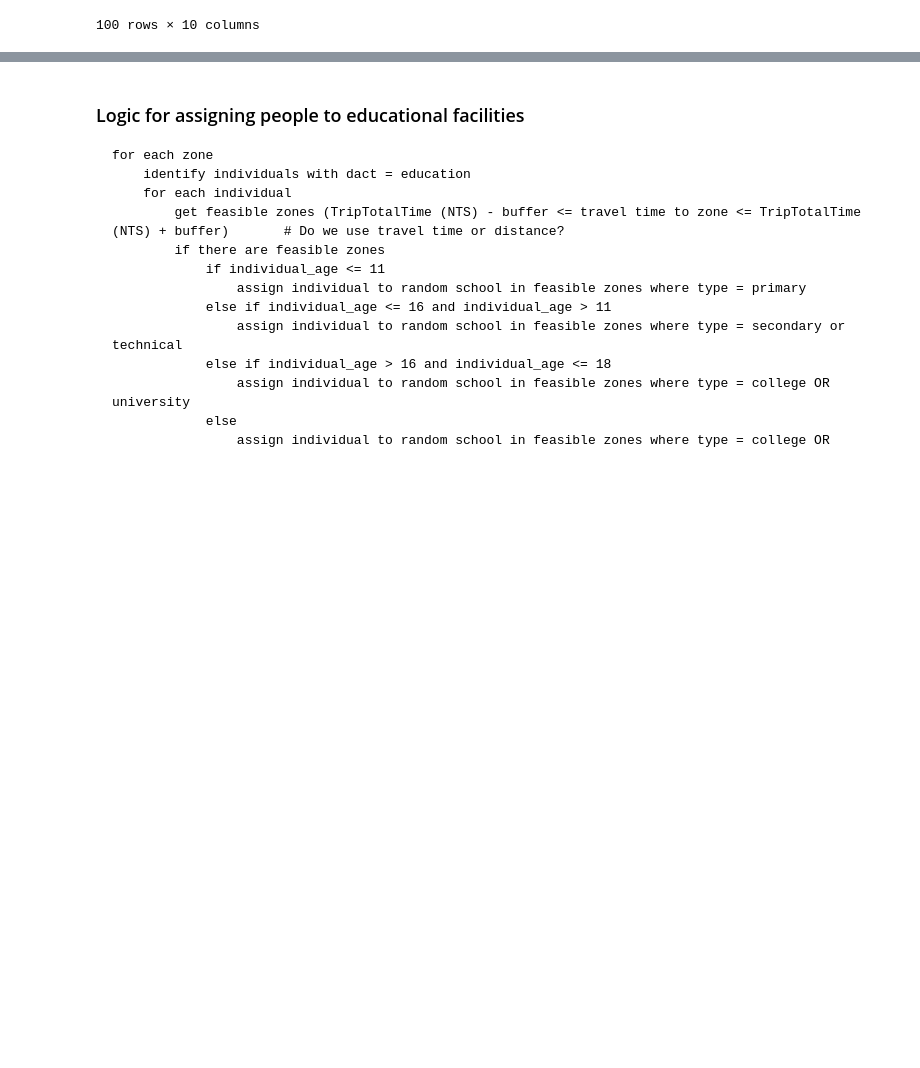
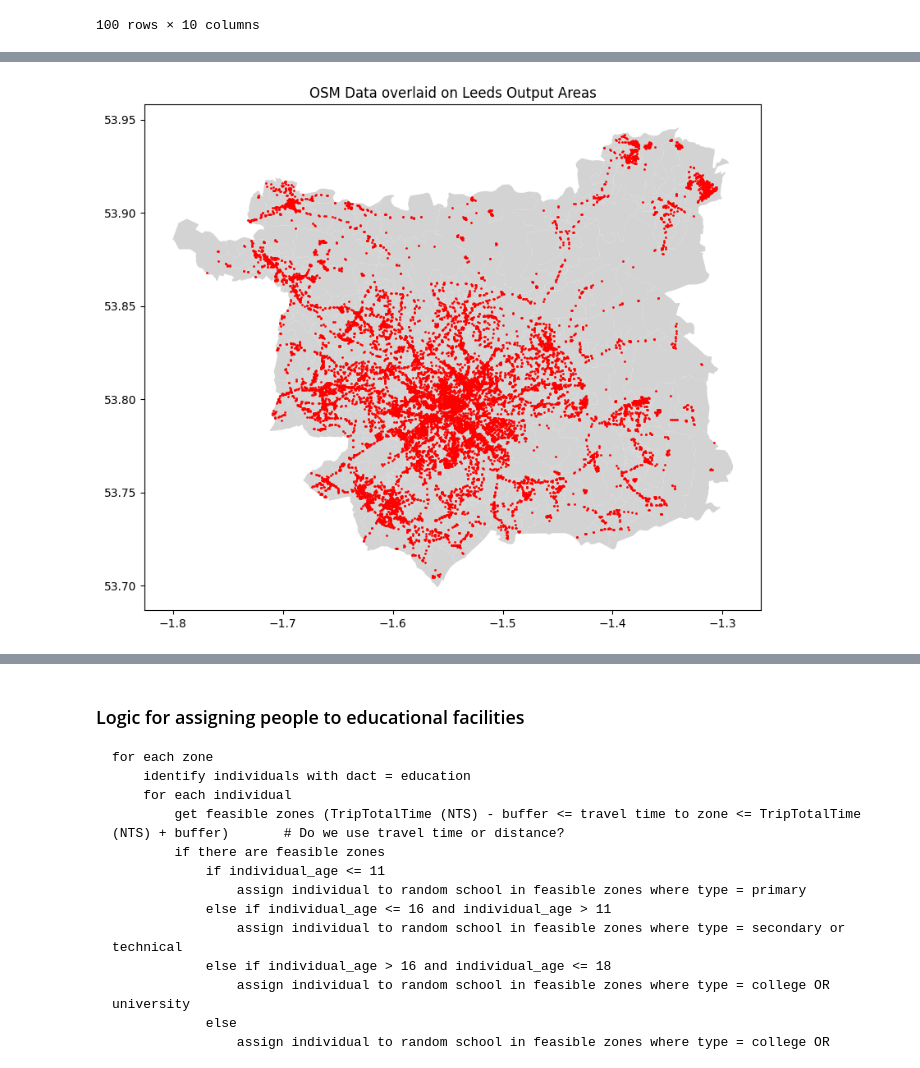
Before and after one commit to Urban-Analytics-Technology-Platform/acbm, a Jupyter notebook: notebooks/3_locations_primary.ipynb, the cells around one changed output, grey strips where cells are left out. Saved outputs shown, nothing was run; the diff lists cells and outputs as text; code cells hidden in the pictures; blank space fills up the shorter version.

Commit message:
activities per zone for sampling

```diff
--- a/notebooks/3_locations_primary.ipynb
+++ b/notebooks/3_locations_primary.ipynb
@@ -349,0 +422,4 @@ activity_chains_test
+# %%
+# spatial join to identify which zone each point in osm_data is in
+osm_data_gdf = gpd.sjoin(osm_data, boundaries[["OA21CD", "geometry"]], how='inner', predicate='within')
+osm_data_gdf
@@ -349,0 +440,9 @@ activity_chains_test
+# %%
+# plot the points and then plot the zones on a map
+fig, ax = plt.subplots(figsize=(10, 8))
+boundaries.plot(ax=ax, color='lightgrey')
+osm_data_gdf.plot(ax=ax, color='red', markersize=1)
+plt.title('OSM Data overlaid on Leeds Output Areas')
+plt.show()
+# %% [output]
+[figure, added]
```
Also changed, not shown: parts of 27 cells of this notebook, 1 other file.
